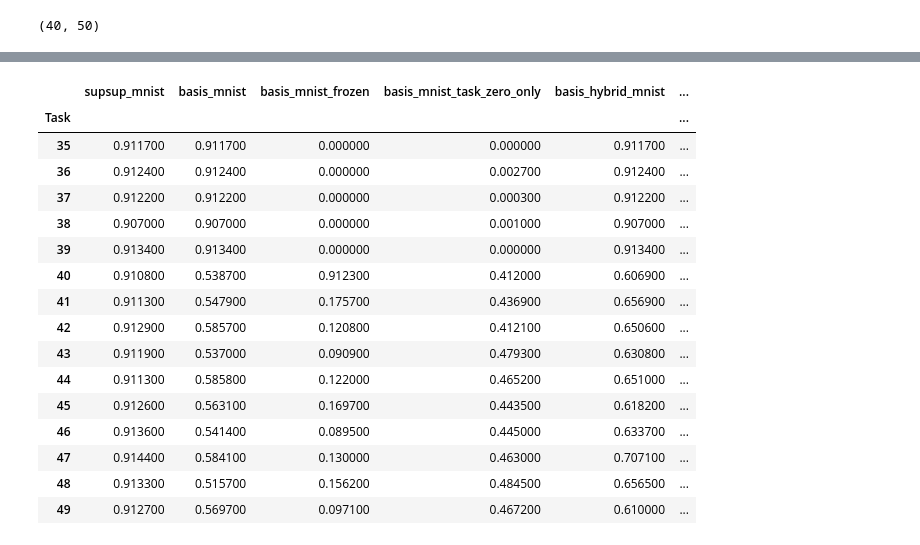
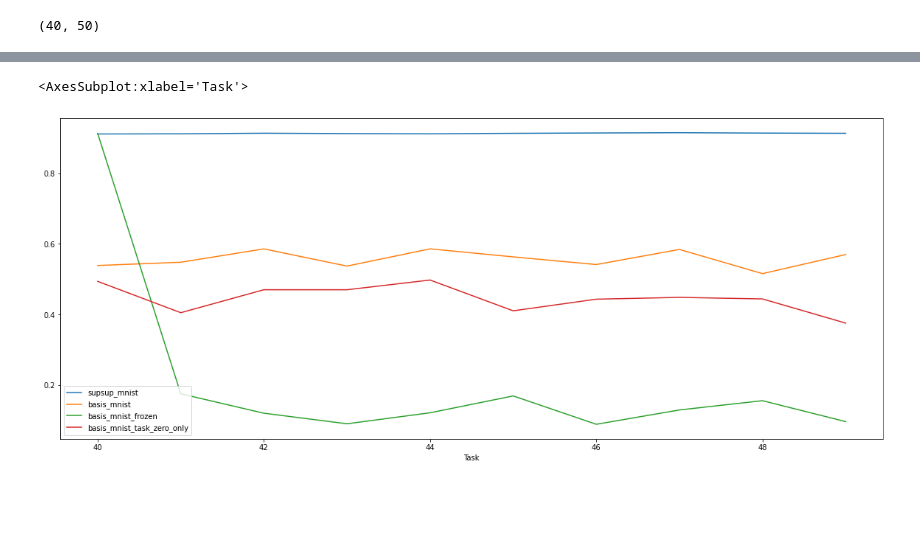
Before and after one commit to dhrupadb/supsup, a Jupyter notebook: mnist-basis-clean.ipynb, the cells around one changed output, grey strips where cells are left out. Cells and saved outputs as stored; diff of their text form; code cells hidden in the pictures; blank space fills up the shorter version.

```diff
--- a/mnist-basis-clean.ipynb
+++ b/mnist-basis-clean.ipynb
@@ -1108,7 +1108,7 @@ update_dict = seed_dict.copy()
 # %%
 assert all([(model_map[0].state_dict()['model.0.weight'] == model_map[i].state_dict()['model.0.weight']).all() for i in range(1,15)])
 update_dict['model.0.weight'] = model_map[0].state_dict()['model.0.weight']
-for task in range(15):
+for task in range(40):
     for layer in [0,2,4]:
         update_dict['model.{}.scores.{}'.format(layer, task)] = model_map[task].state_dict()['model.{}.scores.0'.format(layer)]
 # %%
@@ -1124,7 +1124,7 @@ num_seed_tasks_learned, num_tasks
 # %% [output]
 (40, 50)
 # %%
-for task in range(num_seed_tasks_learned, num_tasks):
+for task in range(0, num_tasks):
     print(f"Training for task {task}")
     set_model_task(basis_model_zeros, task)
     mnist.update_task(task)
@@ -1234,7 +1234,7 @@ performance_map['basis_mnist_task_zero_only'] = gg_performance.copy()
 # %%
 num_tasks = 50 # For demonstration purposes, we go up to 2500 in our paper
 num_seed_tasks_learned = 40
-basis_model_hid = BasisHiddenOnlyMultitaskFC(hidden_size=300, num_tasks=num_tasks, num_seed_tasks_learned=num_seed_tasks_learned, start_at_optimal=True, sparsity=0.25)
+basis_model_hid = BasisHiddenOnlyMultitaskFC(hidden_size=300, num_tasks=num_tasks, num_seed_tasks_learned=num_seed_tasks_learned, start_at_optimal=False, sparsity=0.25)
 # %%
 seed_dict_hid = model.state_dict()
 basis_dict_hid = basis_model_hid.state_dict()
@@ -1530,7 +1530,7 @@ num_seed_tasks_learned, num_tasks
 # %% [output]
 (40, 50)
 # %%
-for task in range(num_seed_tasks_learned, num_tasks):
+for task in range(0, num_tasks):
     print(f"Training for task {task}")
     set_model_task(basis_model_zero_sh, task)
     mnist.update_task(task)
@@ -1669,22 +1649,7 @@ df = pd.DataFrame(perf_map_copy)
 df.loc[:40, 'Seen'] = True
 df.loc[40:, 'Seen'] = False
 # %%
-df.reset_index().rename(columns={'index': 'Task'}).set_index('Task').loc[35:].style.background_gradient(low=df.min().min(), high=df.max().max(), axis=1)
+df.reset_index().rename(columns={'index': 'Task'}).set_index('Task')[[c for c in df.columns if 'hybrid' not in c]].loc[40:].plot(figsize=(20,8)) #.style.background_gradient(low=df.min().min(), high=df.max().max(), axis=1).plot()
 # %% [output]
-|  | supsup_mnist | basis_mnist | basis_mnist_frozen | basis_mnist_task_zero_only | basis_hybrid_mnist | ... |
-| Task |  |  |  |  |  | ... |
-| 35 | 0.911700 | 0.911700 | 0.000000 | 0.000000 | 0.911700 | ... |
-| 36 | 0.912400 | 0.912400 | 0.000000 | 0.002700 | 0.912400 | ... |
-| 37 | 0.912200 | 0.912200 | 0.000000 | 0.000300 | 0.912200 | ... |
-| 38 | 0.907000 | 0.907000 | 0.000000 | 0.001000 | 0.907000 | ... |
-| 39 | 0.913400 | 0.913400 | 0.000000 | 0.000000 | 0.913400 | ... |
-| 40 | 0.910800 | 0.538700 | 0.912300 | 0.412000 | 0.606900 | ... |
-| 41 | 0.911300 | 0.547900 | 0.175700 | 0.436900 | 0.656900 | ... |
-| 42 | 0.912900 | 0.585700 | 0.120800 | 0.412100 | 0.650600 | ... |
-| 43 | 0.911900 | 0.537000 | 0.090900 | 0.479300 | 0.630800 | ... |
-| 44 | 0.911300 | 0.585800 | 0.122000 | 0.465200 | 0.651000 | ... |
-| 45 | 0.912600 | 0.563100 | 0.169700 | 0.443500 | 0.618200 | ... |
-| 46 | 0.913600 | 0.541400 | 0.089500 | 0.445000 | 0.633700 | ... |
-| 47 | 0.914400 | 0.584100 | 0.130000 | 0.463000 | 0.707100 | ... |
-| 48 | 0.913300 | 0.515700 | 0.156200 | 0.484500 | 0.656500 | ... |
-| 49 | 0.912700 | 0.569700 | 0.097100 | 0.467200 | 0.610000 | ... |
+<AxesSubplot:xlabel='Task'>
+[figure, added]
```
Also changed, not shown: parts of 10 cells of this notebook, 3 other files.
